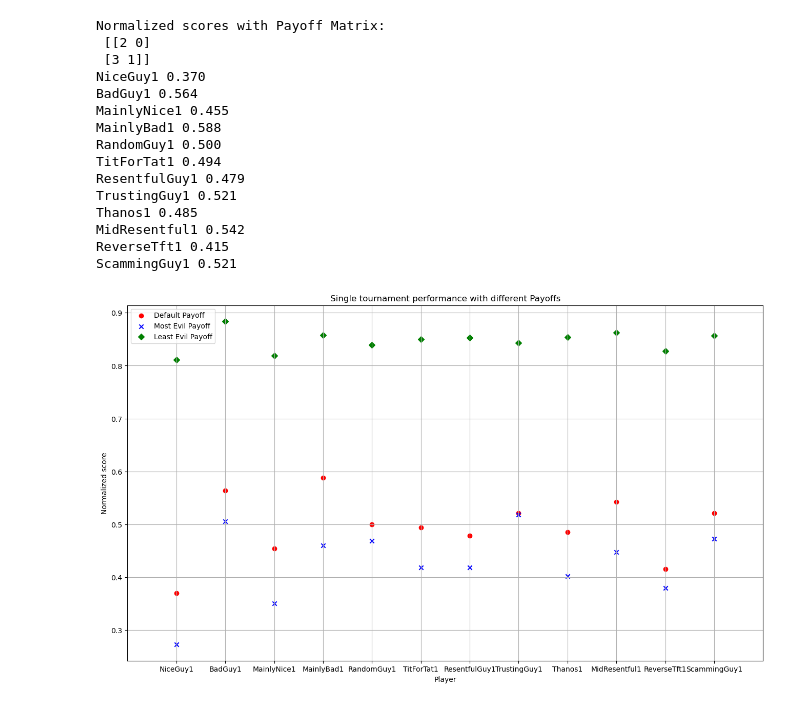
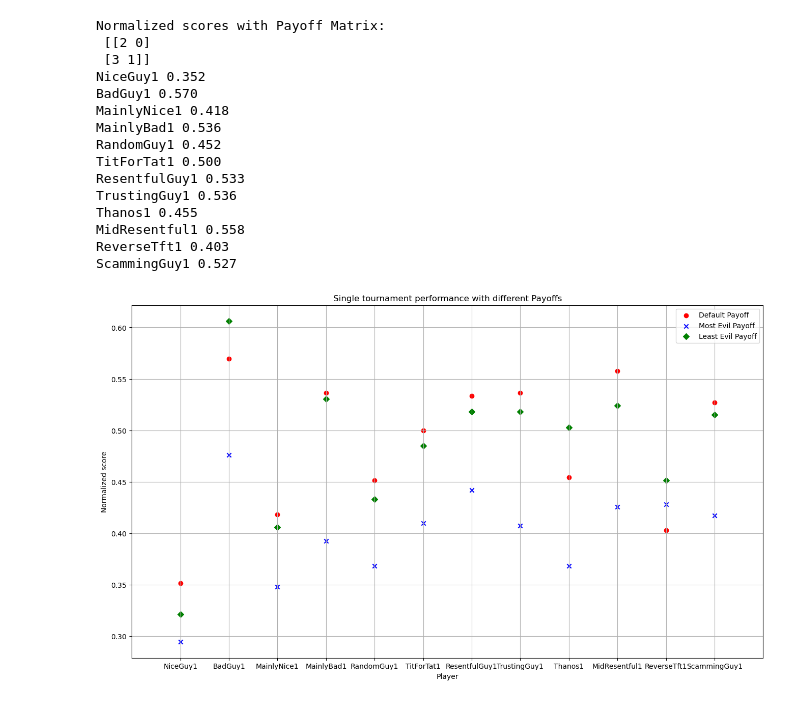
Before and after one commit to LeoPi314/LCP_projects_Y7_Group_4, a Jupyter notebook: Tourney.ipynb, the cells around one changed output. Cells and saved outputs as stored; diff of their text form; code cells hidden in the pictures.

```diff
--- a/Tourney.ipynb
+++ b/Tourney.ipynb
@@ -325,6 +333,7 @@ rewards = [ result[i][1] for i in range (len(result)) ]
 
 mean_rewards= []
 index = 0
+
 for item in players:
     # Make it a string to apply the count method: returns the number of times a substring is included in the main string
     f = str(players).count(item)
@@ -334,5 +343,5 @@ for item in players:
     index += f
 mean_ranking = list(zip(labels, mean_rewards))
 mean_ranking.sort(reverse=True, key=lambda x: x[1])
-for item in mean_ranking: print(item[0], f"{item[1]:.2f}")
+for item in mean_ranking: print(f"{item[0]:<15} {item[1]:.3f}")
 # %% [output]
@@ -405,6 +432,19 @@ def test_parameters(max_T,max_R=max_T-1):
 # %%
 # Sanity check
+# Original fixed by Leonardo: only problem is that it orders by T>R>S(!!!)>P
 p_t = test_parameters(10)
 for item in p_t:
     assign_test = get_new_Payoff(item)
     #print(f"{item} is ok")
+
+# Proper order
+p_t3 = test_parameters3(10)
+for item in p_t3:
+    assign_test3 = get_new_Payoff(item)
+    #print(f"{item} is ok")
+for i in range (25):
+    print (p_t[i], p_t3[i])
+
+print(len(p_t), len(p_t3))
+diff = [x for x in p_t if x not in p_t3]
+print(diff)
@@ -411,3 +469,4 @@ for item in p_t:
 # %%
-Promote_Evil = [p_t[i] for i in range(len(p_t)) if (p_t[i][0]==p_t[-1][0])]
-print(Promote_Evil)
+# Retrieve the matrix values with the highest tested parameter
+biggest_T = p_t[p_t[:,0]==p_t[-1,0]]
+#print(biggest_T)
@@ -416,8 +473,8 @@ print(Promote_Evil)
 # %%
 # Get the coefficients with the biggest disparity between T (succesfully defecting) and R (succesfully cooperating)
-Most_Evil = get_new_Payoff(Promote_Evil[0])
+Most_Evil = get_new_Payoff(biggest_T[0])
 # Get the coefficients with the lest disparity between T (succesfully defecting) and R (succesfully cooperating) but still high coeff values
-Least_Evil = get_new_Payoff(Promote_Evil[-1])
+Least_Evil = get_new_Payoff(biggest_T[-1])
 
 result_Most_Evil = tourney(test_part,N_rounds = 10, M = Most_Evil)
 #for item in result: print(item)
@@ -504,47 +514,45 @@ ScammingGuy1 0.856
 # %%
 # What about our original results?
 print("Normalized scores with Payoff Matrix: " + "\n", Payoff)
-#Normalized_Ranking = [ ( Ranking[i][0], Ranking[i][1]/(10*(len(test_part)-1)*np.max(Payoff)) ) for i in range (len(Ranking)) ]
-Normalized_Ranking = [ ( result[i][0], result[i][1]/(10*(len(test_part)-1)*np.max(Payoff)) ) for i in range (len(result)) ]
-for item in Normalized_Ranking: print(item[0], f"{item[1]:.3f}")
+for item in result: print(item[0], f"{item[1]:.3f}")
 # %% [output]
 Normalized scores with Payoff Matrix:
  [[2 0]
  [3 1]]
-NiceGuy1 0.370
-BadGuy1 0.564
-MainlyNice1 0.455
-MainlyBad1 0.588
-RandomGuy1 0.500
-TitForTat1 0.494
-ResentfulGuy1 0.479
-TrustingGuy1 0.521
-Thanos1 0.485
-MidResentful1 0.542
-ReverseTft1 0.415
-ScammingGuy1 0.521
+NiceGuy1 0.352
+BadGuy1 0.570
+MainlyNice1 0.418
+MainlyBad1 0.536
+RandomGuy1 0.452
+TitForTat1 0.500
+ResentfulGuy1 0.533
+TrustingGuy1 0.536
+Thanos1 0.455
+MidResentful1 0.558
+ReverseTft1 0.403
+ScammingGuy1 0.527
 # %%
 # Scatter plot to visualize results
 names = [result[i][0] for i in range (len(result))]
 x_vals = np.arange(1,len(names)+1,1)
-y_res = [Normalized_Ranking[i][1] for i in range (len(Normalized_Ranking))]
-y_most_evil = [Normalized_Most_Evil[i][1] for i in range (len(Normalized_Most_Evil))]
-y_least_evil = [Normalized_Least_Evil[i][1] for i in range (len(Normalized_Least_Evil))]
+y_res = [result[i][1] for i in range (len(result))]
+y_most_evil = [result_Most_Evil[i][1] for i in range (len(result_Most_Evil))]
+y_least_evil = [result_Least_Evil[i][1] for i in range (len(result_Least_Evil))]
 
 fig, ax = plt.subplots(figsize=(16,9))
 ax.scatter(x_vals, y_res, label = "Default Payoff", color = "red", marker  = "o")
 ax.scatter(x_vals, y_most_evil, label = "Most Evil Payoff", color = "blue", marker = "x")
 ax.scatter(x_vals, y_least_evil, label = "Least Evil Payoff", color = "green", marker = "D")
 ax.set_title("Single tournament performance with different Payoffs")
 ax.set_xlabel("Player")
 ax.set_xlim(0,len(names)+1)
 ax.set_xticks(x_vals)
 ax.set_ylabel("Normalized score")
 
 ax.set_xticklabels(names)
 ax.grid()
 
 ax.legend()
 plt.show()
 # %% [output]
-[figure, old version]
+[figure, new version]
```
Also changed, not shown: parts of 13 cells of this notebook, 1 other file.
